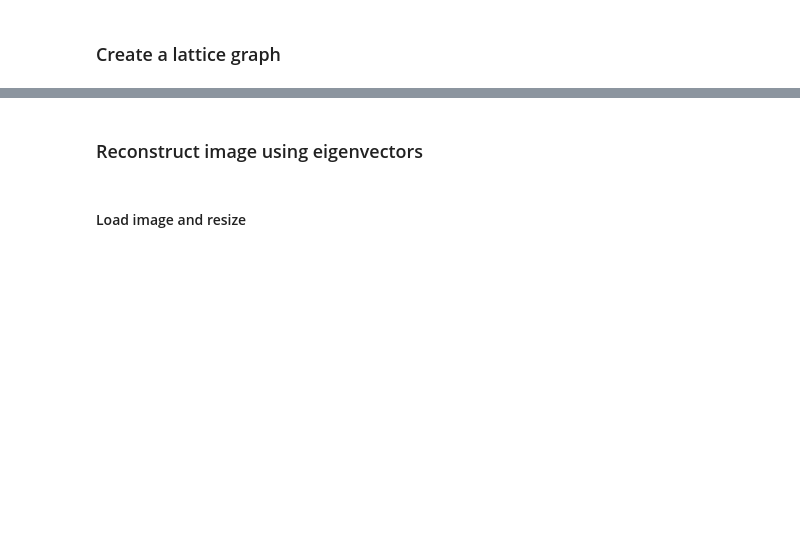
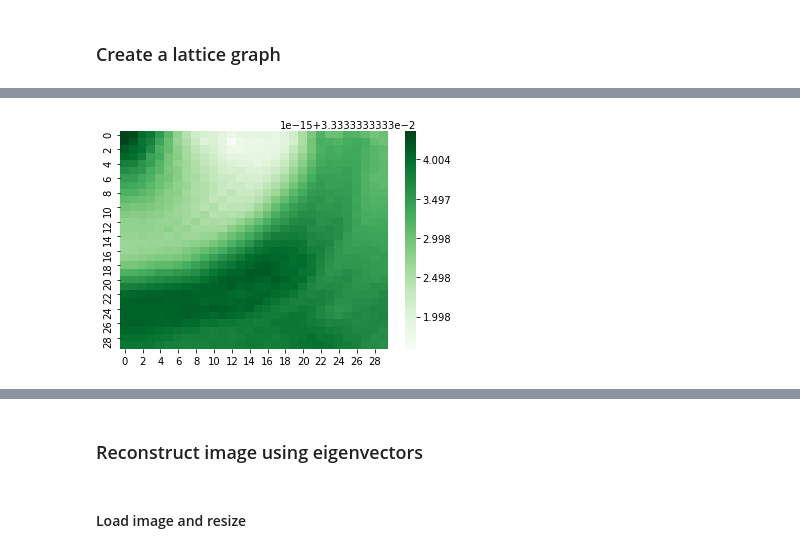
Before and after one commit to BinaryFiddler/UCSD-CSE291-Archive, a Jupyter notebook: homework4/Q1.ipynb, the cells around one changed output, grey strips where cells are left out. Cells and saved outputs as stored; diff of their text form; code cells hidden in the pictures; blank space fills up the shorter version.

```diff
--- a/homework4/Q1.ipynb
+++ b/homework4/Q1.ipynb
@@ -45,4 +45,6 @@ for i in range(len(lattice_A)):
 
 lattice_L = lattice_D - lattice_A
 
-lattice_w, lattice_v = np.linalg.eig(lattice_L)
+lattice_w, lattice_v = np.linalg.eigh(lattice_L)
+
+lattice_v = lattice_v.T
@@ -52,0 +51,4 @@ np.shape(lattice_v[:20])
+# %%
+ax = sns.heatmap(np.reshape(lattice_v[0], [30, 30]), cmap="Greens")
+# %% [output]
+[figure, added]
```
Also changed, not shown: parts of 21 cells of this notebook, 6 other files.
